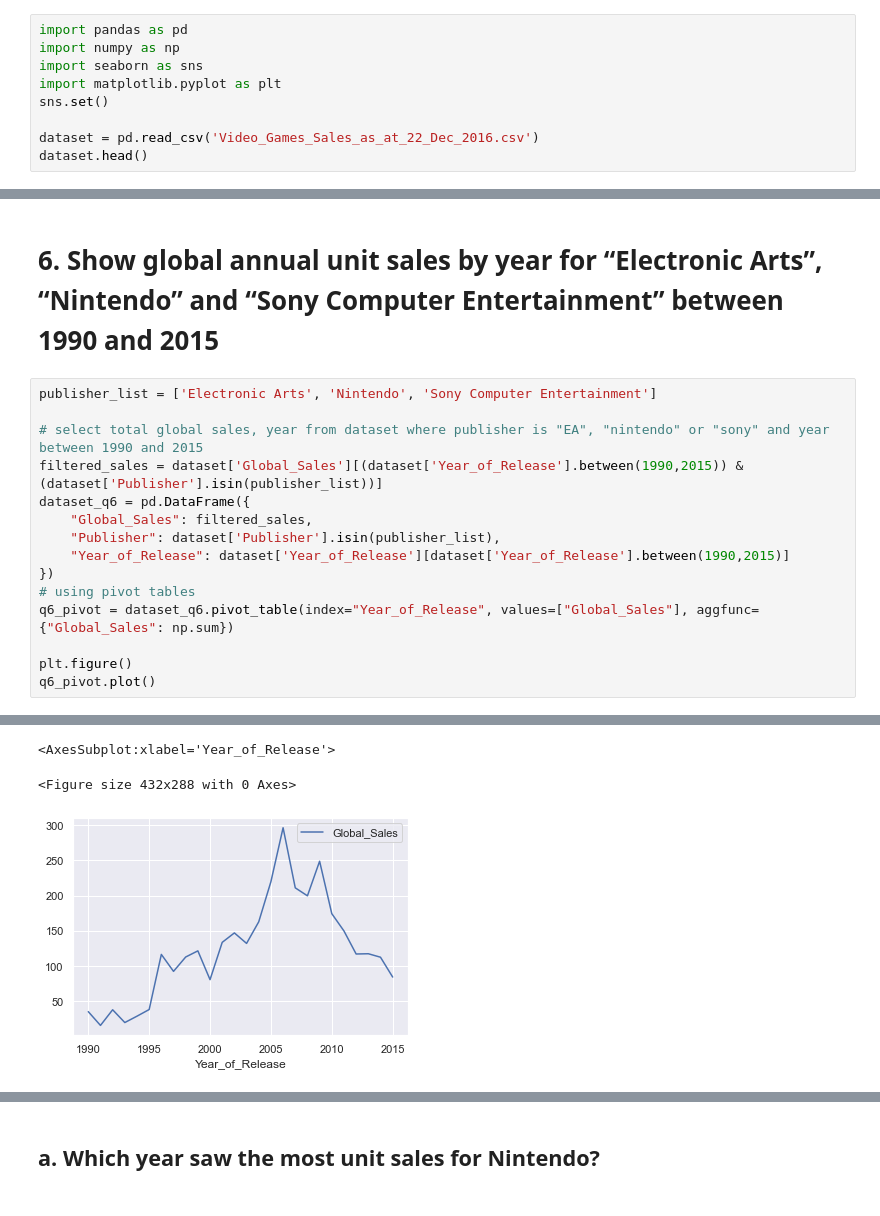
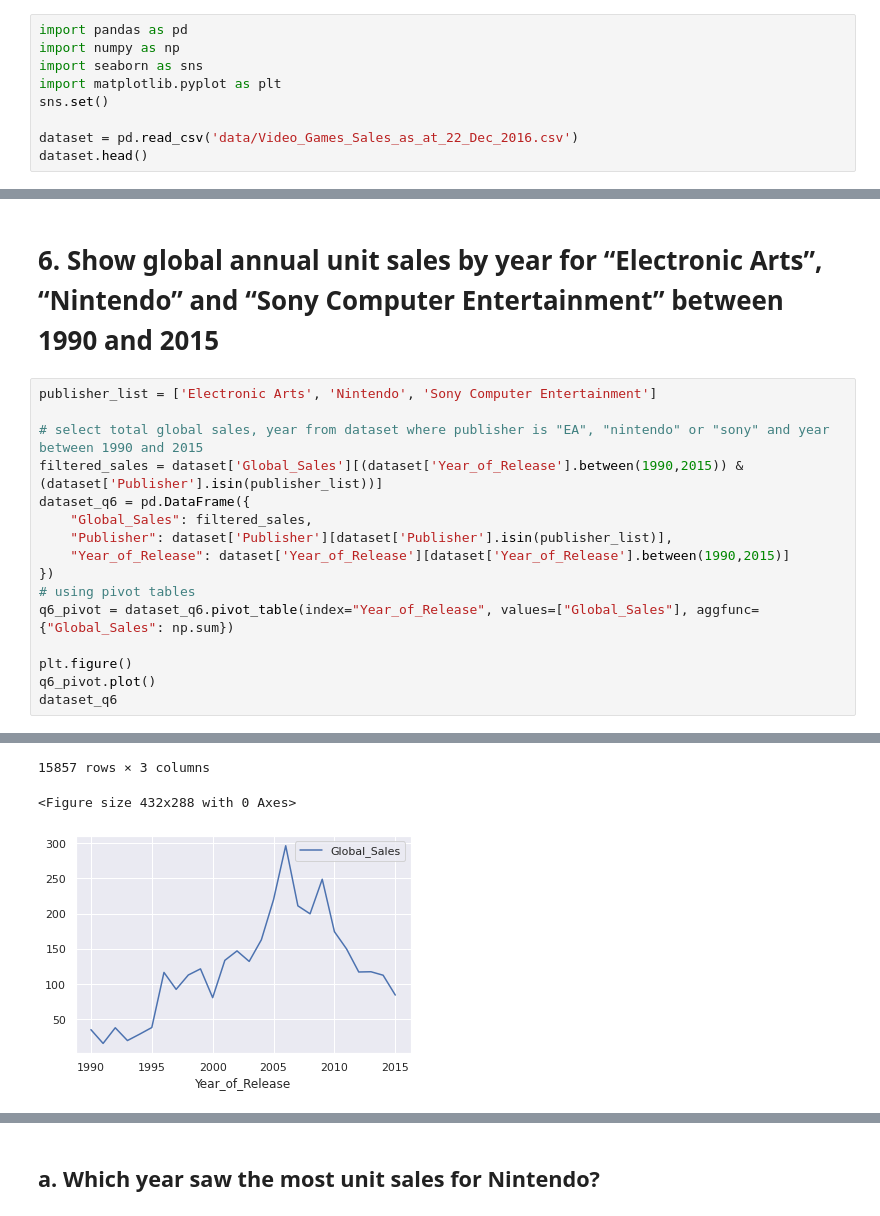
Before and after one commit to taraaliz/Cisco_Assessment_Task, a Jupyter notebook: Cisco Task/Cisco-task-q4-onwards.ipynb, the cells around one changed output, grey strips where cells are left out. Drawn from its saved outputs; the diff is of its cells as text.

```diff
--- a/Cisco Task/Cisco-task-q4-onwards.ipynb
+++ b/Cisco Task/Cisco-task-q4-onwards.ipynb
@@ -7,7 +7,7 @@ import seaborn as sns
 import matplotlib.pyplot as plt
 sns.set()
 
-dataset = pd.read_csv('Video_Games_Sales_as_at_22_Dec_2016.csv')
+dataset = pd.read_csv('data/Video_Games_Sales_as_at_22_Dec_2016.csv')
 dataset.head()
 # %% [output]
 |  | Name | Platform | Year_of_Release | Genre | Publisher | NA_Sales | EU_Sales | JP_Sales | Other_Sales | ... |
@@ -119,7 +119,7 @@ publisher_list = ['Electronic Arts', 'Nintendo', 'Sony Computer Entertainment']
 filtered_sales = dataset['Global_Sales'][(dataset['Year_of_Release'].between(1990,2015)) & (dataset['Publisher'].isin(publisher_list))]
 dataset_q6 = pd.DataFrame({
     "Global_Sales": filtered_sales,
-    "Publisher": dataset['Publisher'].isin(publisher_list),
+    "Publisher": dataset['Publisher'][dataset['Publisher'].isin(publisher_list)],
     "Year_of_Release": dataset['Year_of_Release'][dataset['Year_of_Release'].between(1990,2015)]
 })
 # using pivot tables
@@ -127,4 +127,5 @@ q6_pivot = dataset_q6.pivot_table(index="Year_of_Release", values=["Global_Sales
 
 plt.figure()
 q6_pivot.plot()
+dataset_q6
 # %% [output]
@@ -131,5 +144,5 @@ q6_pivot.plot()
-<AxesSubplot:xlabel='Year_of_Release'>
+15857 rows × 3 columns
 <Figure size 432x288 with 0 Axes>
-[figure, old version]
+[figure, new version]
 # %%
 publisher_list = ['Electronic Arts', 'Nintendo', 'Sony Computer Entertainment']
```
Also changed, not shown: parts of 3 cells of this notebook, 2 other files.
